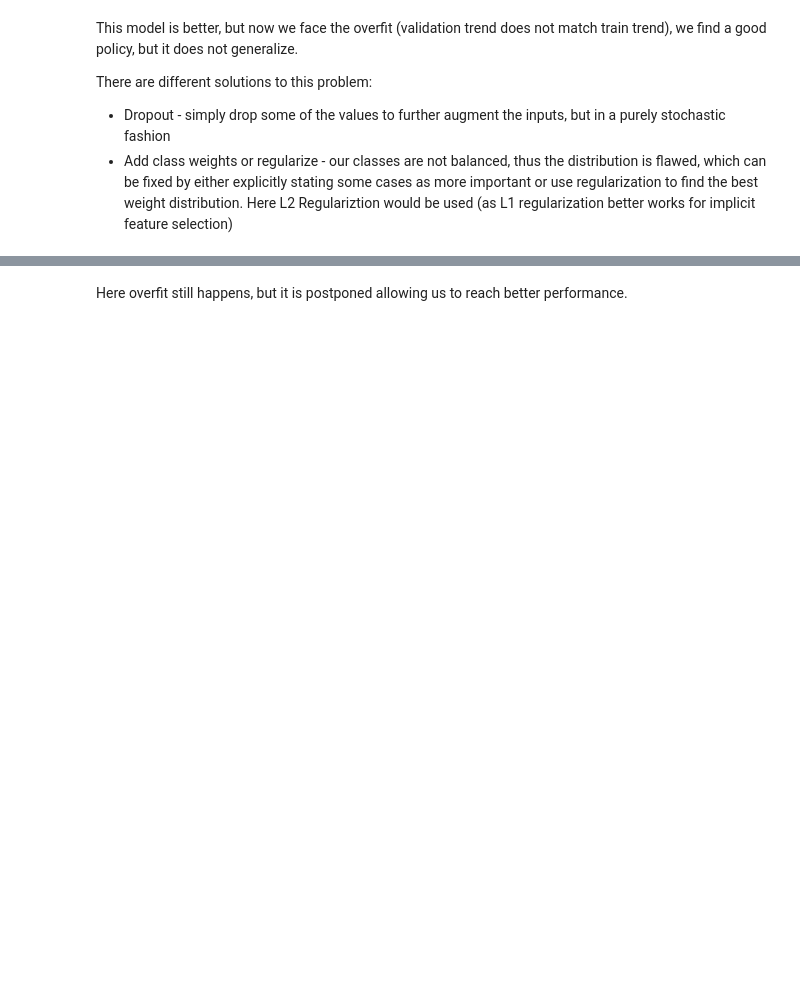
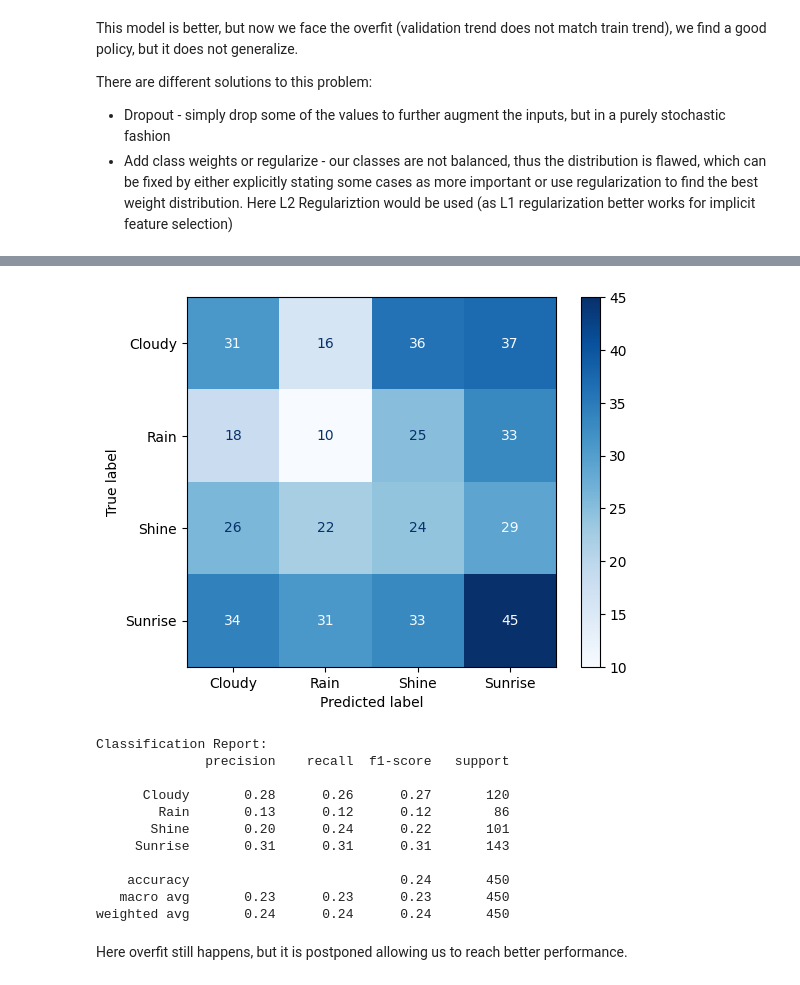
Before and after one commit to volodymyrkir/computational_intelligence, a Jupyter notebook: lab1/lab1.ipynb, the cells around one changed output, grey strips where cells are left out. Saved outputs shown, nothing was run; the diff lists cells and outputs as text; code cells hidden in the pictures; blank space fills up the shorter version.

```diff
--- a/lab1/lab1.ipynb
+++ b/lab1/lab1.ipynb
@@ -502,0 +600,3 @@ Test set results: [0.39496269822120667, 0.897777795791626, 0.9143518805503845, 0
+# %%
+model_stats(best_cnn, test_batches)
+# %% [output]
@@ -503,2 +604,14 @@ Test set results: [0.39496269822120667, 0.897777795791626, 0.9143518805503845, 0
+[figure, added]
+Classification Report:
+              precision    recall  f1-score   support
+
+      Cloudy       0.28      0.26      0.27       120
+        Rain       0.13      0.12      0.12        86
+       Shine       0.20      0.24      0.22       101
+     Sunrise       0.31      0.31      0.31       143
+
+    accuracy                           0.24       450
+   macro avg       0.23      0.23      0.23       450
+weighted avg       0.24      0.24      0.24       450
 # %% [markdown]
 Here overfit still happens, but it is postponed allowing us to reach better performance.
```
Also changed, not shown: parts of 12 cells of this notebook, 2 other files.
